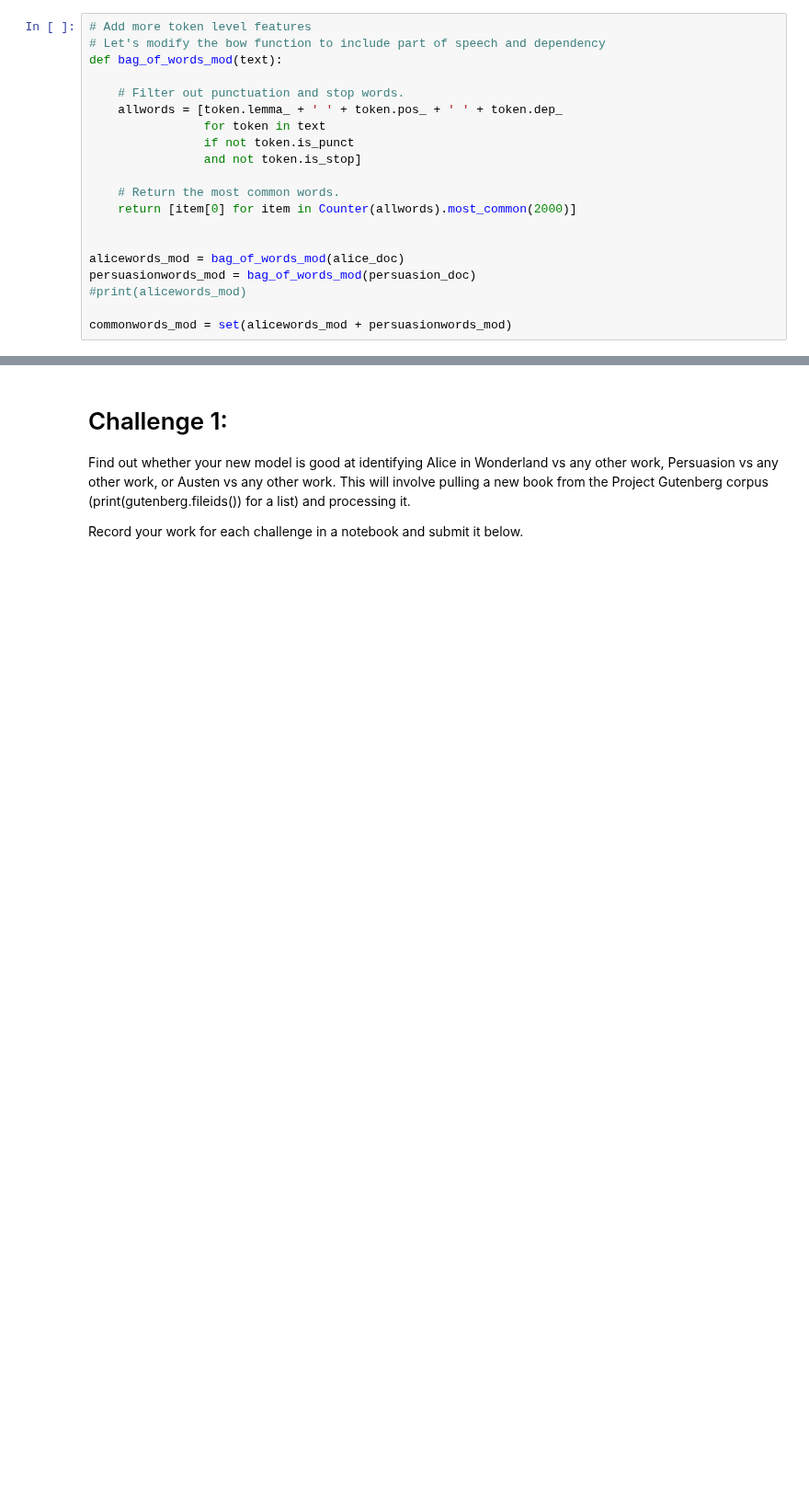
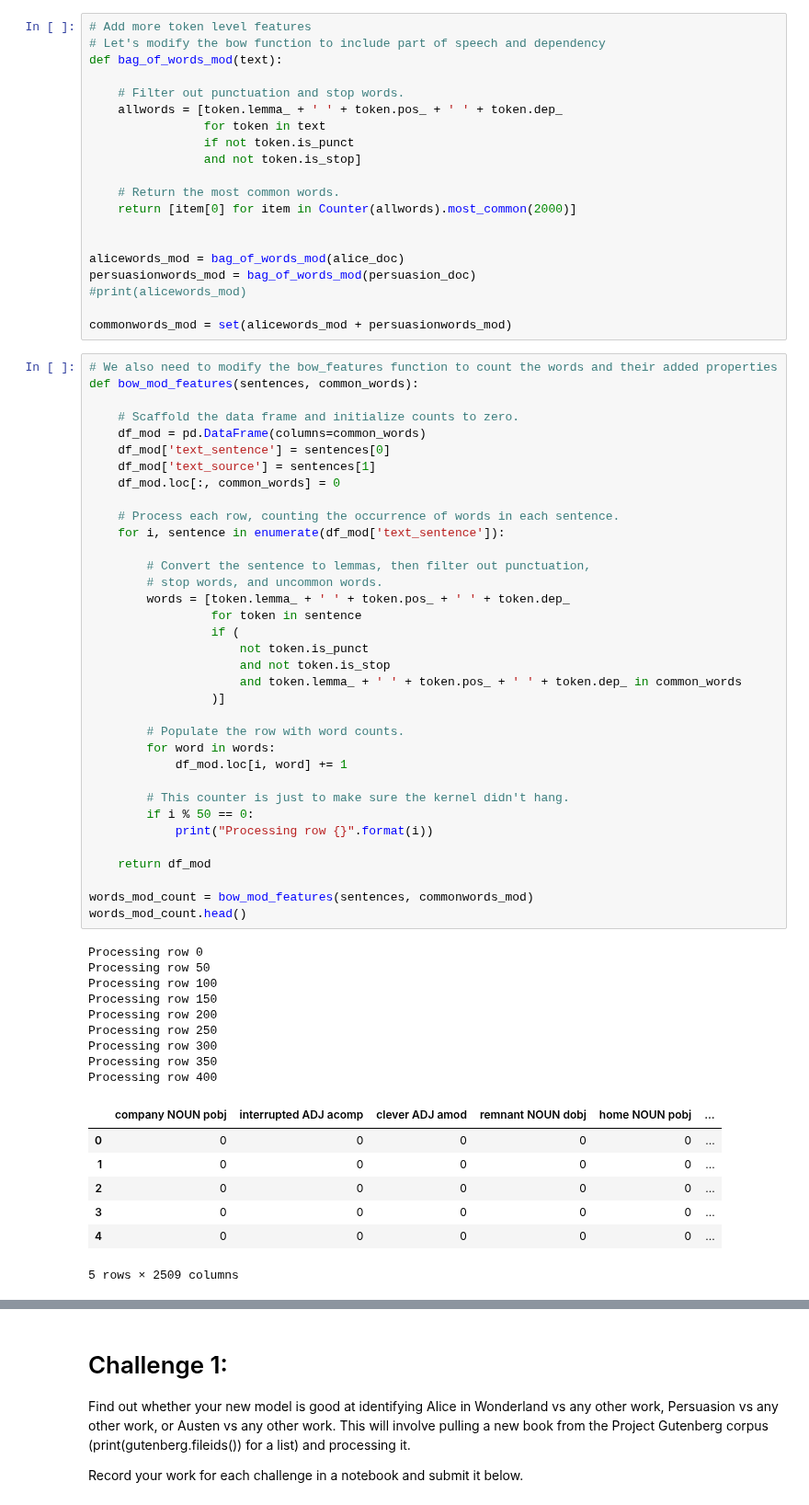
Before and after one commit to 26Jinx/Thinkful, a Jupyter notebook: Unit4/4_Natural_Language_Processing/2_Supervised_NLP.ipynb, the cells around one changed output, grey strips where cells are left out. Shown at 92% size. Cells and saved outputs as stored; diff of their text form; blank space fills up the shorter version.

Commit message:
building new dataframe

```diff
--- a/Unit4/4_Natural_Language_Processing/2_Supervised_NLP.ipynb
+++ b/Unit4/4_Natural_Language_Processing/2_Supervised_NLP.ipynb
@@ -303,3 +303,55 @@ persuasionwords_mod = bag_of_words_mod(persuasion_doc)
 #print(alicewords_mod)
 
 commonwords_mod = set(alicewords_mod + persuasionwords_mod)
+# %%
+# We also need to modify the bow_features function to count the words and their added properties
+def bow_mod_features(sentences, common_words):
+
+    # Scaffold the data frame and initialize counts to zero.
+    df_mod = pd.DataFrame(columns=common_words)
+    df_mod['text_sentence'] = sentences[0]
+    df_mod['text_source'] = sentences[1]
+    df_mod.loc[:, common_words] = 0
+
+    # Process each row, counting the occurrence of words in each sentence.
+    for i, sentence in enumerate(df_mod['text_sentence']):
+
+        # Convert the sentence to lemmas, then filter out punctuation,
+        # stop words, and uncommon words.
+        words = [token.lemma_ + ' ' + token.pos_ + ' ' + token.dep_
+                 for token in sentence
+                 if (
+                     not token.is_punct
+                     and not token.is_stop
+                     and token.lemma_ + ' ' + token.pos_ + ' ' + token.dep_ in common_words
+                 )]
+
+        # Populate the row with word counts.
+        for word in words:
+            df_mod.loc[i, word] += 1
+
+        # This counter is just to make sure the kernel didn't hang.
+        if i % 50 == 0:
+            print("Processing row {}".format(i))
+
+    return df_mod
+
+words_mod_count = bow_mod_features(sentences, commonwords_mod)
+words_mod_count.head()
+# %% [output]
+Processing row 0
+Processing row 50
+Processing row 100
+Processing row 150
+Processing row 200
+Processing row 250
+Processing row 300
+Processing row 350
+Processing row 400
+|  | company NOUN pobj | interrupted ADJ acomp | clever ADJ amod | remnant NOUN dobj | home NOUN pobj | ... |
+| 0 | 0 | 0 | 0 | 0 | 0 | ... |
+| 1 | 0 | 0 | 0 | 0 | 0 | ... |
+| 2 | 0 | 0 | 0 | 0 | 0 | ... |
+| 3 | 0 | 0 | 0 | 0 | 0 | ... |
+| 4 | 0 | 0 | 0 | 0 | 0 | ... |
+5 rows × 2509 columns
```
Also changed, not shown: parts of 1 cell of this notebook.
